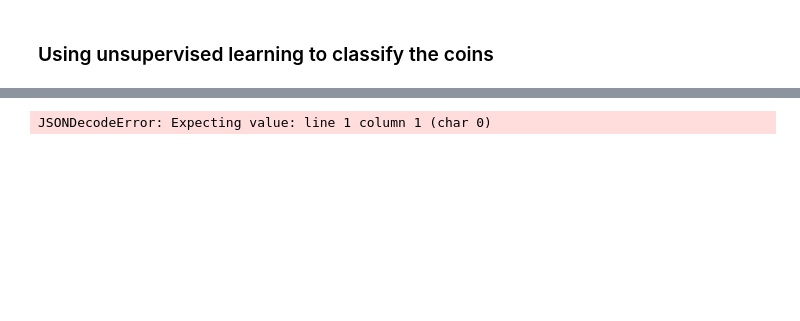
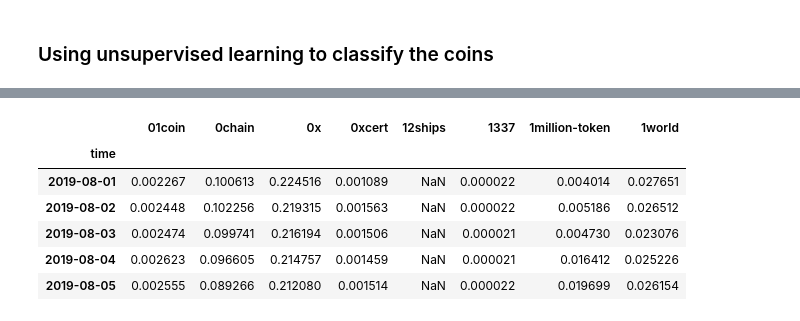
Before and after one commit to Shinan-tech/data-pt-ber-08-20, a Jupyter notebook: Projects/module-3_projects/04_final-project/Portfolio Optimization Using Python.ipynb, the cells around one changed output, grey strips where cells are left out. Drawn from its saved outputs; the diff is of its cells as text; code cells hidden in the pictures; blank space fills up the shorter version.

```diff
--- a/Projects/module-3_projects/04_final-project/Portfolio Optimization Using Python.ipynb
+++ b/Projects/module-3_projects/04_final-project/Portfolio Optimization Using Python.ipynb
@@ -378,0 +393,7 @@ df_coins.head()
+# %%
+# I realized that if there is no-coin ids, the api will return NaN, as it is not easy to identify all the non-coin ids
+# I decided to grab everything from the coins_list and drop the columns with no values.
+df_list = pd.read_csv("coins_list.csv")
+coin_ids = list(df_list["id"])
+coin_ids_chunck = np.array_split(coin_ids, 130)
+coin_ids_chunck
@@ -379,22 +418,36 @@ df_coins.head()
 # %%
-# grab half year return from 01.Aug.20 to 31.Dec.20 for the coins in the list
+# grab half year return from 01.Aug.19 to 31.Dec.19 for the coins in the list
 coins_return = []
 base = "https://api.coingecko.com/api/v3/"
-coin_ids = list(df_coins["id"])
 
-for coin in coin_ids:
-    url = base + "/coins/"+ coin + "/market_chart/range"
-    param_dict = {"id":coin, "vs_currency":"usd", "from":"1596236400", "to":"1577833200"}
-    response = requests.get(url, params=param_dict)
-    results = response.json()
-    df_coin = pd.DataFrame(results["prices"], columns=["time", coin])
-    df_coin["time"] = pd.to_datetime(df_coin["time"], unit="ms")
-    # df_all = pd.merge(df_all, df, how="left", on="time")
-    coins_return.append(df_coin)
+for coin in coin_ids_chunck[0]:
+    try:
+        url = base + "/coins/"+ coin + "/market_chart/range"
+        param_dict = {"id":coin, "vs_currency":"usd", "from":"1564614000", "to":"1577833200"}
+        response = requests.get(url, params=param_dict)
+        results = response.json()
+        if results["prices"] != []:
+            df_coin = pd.DataFrame(results["prices"], columns=["time", coin])
+            df_coin["time"] = pd.to_datetime(df_coin["time"], unit="ms")
 
-    coins_return_merged = reduce(lambda df1, df2: pd.merge(df1,df2, how="left", on="time"), coins_return)
-    coins_return_merged.set_index("time", inplace=True)
+            coins_return.append(df_coin)
+        else:
+            continue
 
-coins_return_merged.to_csv("all_coins_return.csv")
+
+        coins_return_merged = reduce(lambda df1, df2: pd.merge(df1,df2, how="left", on="time"), coins_return)
+        coins_return_merged.set_index("time", inplace=True)
+    except:
+        pass
+
+
+# coins_return_merged.to_csv("all_coins_return.csv")
+coins_return_merged.head()
 # %% [output]
-JSONDecodeError: Expecting value: line 1 column 1 (char 0)
+|  | 01coin | 0chain | 0x | 0xcert | 12ships | 1337 | 1million-token | 1world |
+| time |  |  |  |  |  |  |  |  |
+| 2019-08-01 | 0.002267 | 0.100613 | 0.224516 | 0.001089 | NaN | 0.000022 | 0.004014 | 0.027651 |
+| 2019-08-02 | 0.002448 | 0.102256 | 0.219315 | 0.001563 | NaN | 0.000022 | 0.005186 | 0.026512 |
+| 2019-08-03 | 0.002474 | 0.099741 | 0.216194 | 0.001506 | NaN | 0.000021 | 0.004730 | 0.023076 |
+| 2019-08-04 | 0.002623 | 0.096605 | 0.214757 | 0.001459 | NaN | 0.000021 | 0.016412 | 0.025226 |
+| 2019-08-05 | 0.002555 | 0.089266 | 0.212080 | 0.001514 | NaN | 0.000022 | 0.019699 | 0.026154 |
```
Also changed, not shown: parts of 7 cells of this notebook.
